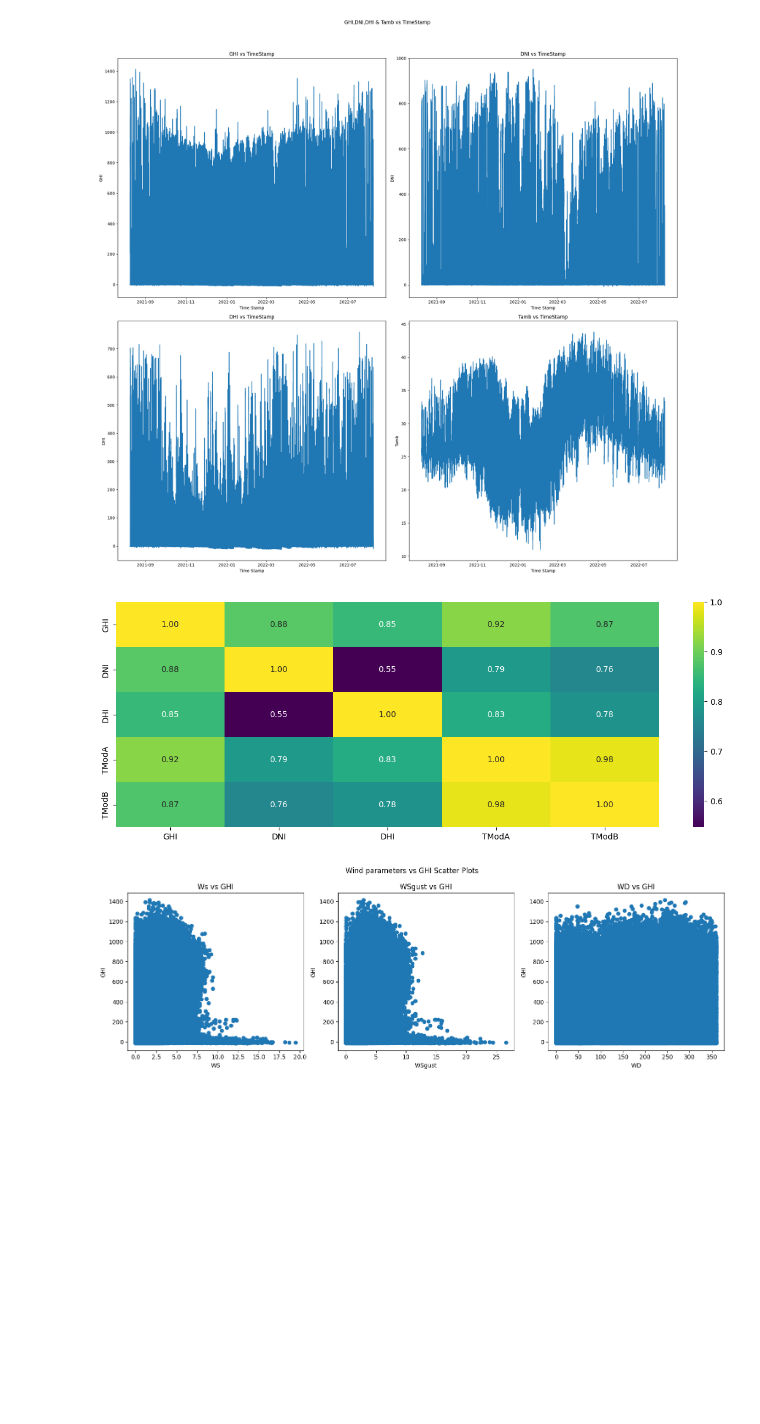
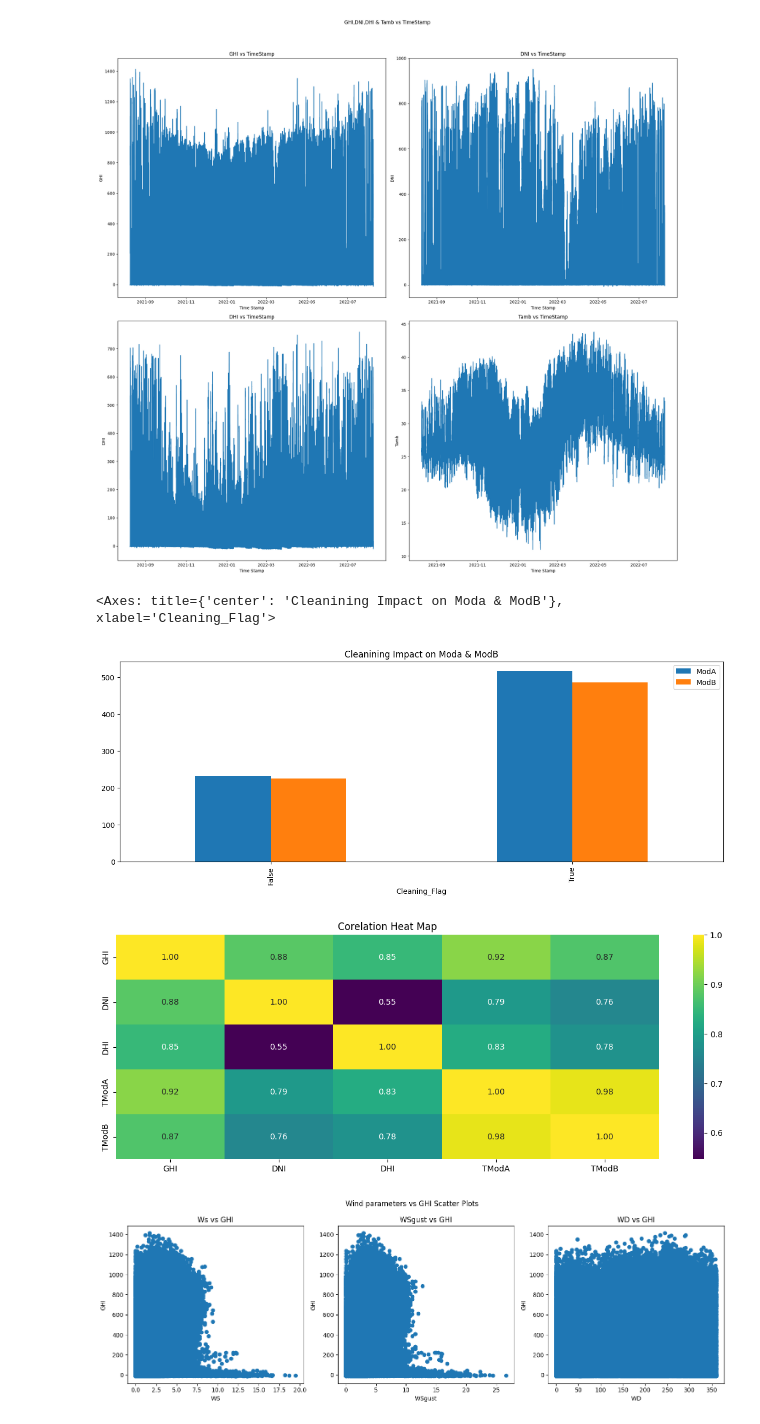
Before and after one commit to GrimVad3r/solar-challenge-week1, a Jupyter notebook: notebooks/benin_eda.ipynb, the cells around one changed output. Saved outputs shown, nothing was run; the diff lists cells and outputs as text; code cells hidden in the pictures; blank space fills up the shorter version.

```diff
--- a/notebooks/benin_eda.ipynb
+++ b/notebooks/benin_eda.ipynb
@@ -183,24 +208,25 @@ dtype: int64
 # %%
-df['Timestamp'] = pd.to_datetime(df['Timestamp'], errors='coerce')
+# Change over Time
+df_clean_clean['Timestamp'] = pd.to_datetime(df_clean_clean['Timestamp'], errors='coerce')
 
 fig,axes = plt.subplots(nrows=2,ncols=2,figsize=(20,20))
 
-axes[0,0].plot(df['Timestamp'], df['GHI'])
+axes[0,0].plot(df_clean_clean['Timestamp'], df_clean_clean['GHI'])
 axes[0,0].set_xlabel('Time Stamp')
 axes[0,0].set_ylabel('GHI')
 axes[0,0].set_title('GHI vs TimeStamp')
 
-axes[0,1].plot(df['Timestamp'], df['DNI'])
+axes[0,1].plot(df_clean_clean['Timestamp'], df_clean_clean['DNI'])
 axes[0,1].set_xlabel('Time Stamp')
 axes[0,1].set_ylabel('DNI')
 axes[0,1].set_title('DNI vs TimeStamp')
 
-axes[1,0].plot(df['Timestamp'], df['DHI'])
+axes[1,0].plot(df_clean_clean['Timestamp'], df_clean_clean['DHI'])
 axes[1,0].set_xlabel('Time Stamp')
 axes[1,0].set_ylabel('DHI')
 axes[1,0].set_title('DHI vs TimeStamp')
 
-axes[1,1].plot(df['Timestamp'], df['Tamb'])
+axes[1,1].plot(df_clean_clean['Timestamp'], df_clean_clean['Tamb'])
 axes[1,1].set_xlabel('Time Stamp')
 axes[1,1].set_ylabel('Tamb')
 axes[1,1].set_title('Tamb vs TimeStamp')
@@ -211,11 +237,19 @@ plt.tight_layout(rect=[0, 0.03, 1, 0.95])
 plt.show()
 # %% [output]
 [figure]
+# %%
+#Cleaning Effect
+df.groupby('Cleaning_Flag')[['ModA','ModB']].mean().plot(kind='bar',title='Cleanining Impact on Moda & ModB',figsize=(15,5))
+# %% [output]
+<Axes: title={'center': 'Cleanining Impact on Moda & ModB'}, xlabel='Cleaning_Flag'>
+[figure, added]
 # %%
-corr = df[['GHI', 'DNI', 'DHI', 'TModA', 'TModB']].corr()
+# Correlation through Heat Map
+corr = df_clean[['GHI', 'DNI', 'DHI', 'TModA', 'TModB']].corr()
 plt.figure(figsize=(15,5))
+plt.title('Corelation Heat Map')
 sns.heatmap(corr,annot=True,fmt ='.2f',cmap='viridis')
 plt.show()
 # %% [output]
-[figure, old version]
+[figure, new version]
 # %%
```
Also changed, not shown: parts of 16 cells of this notebook.
